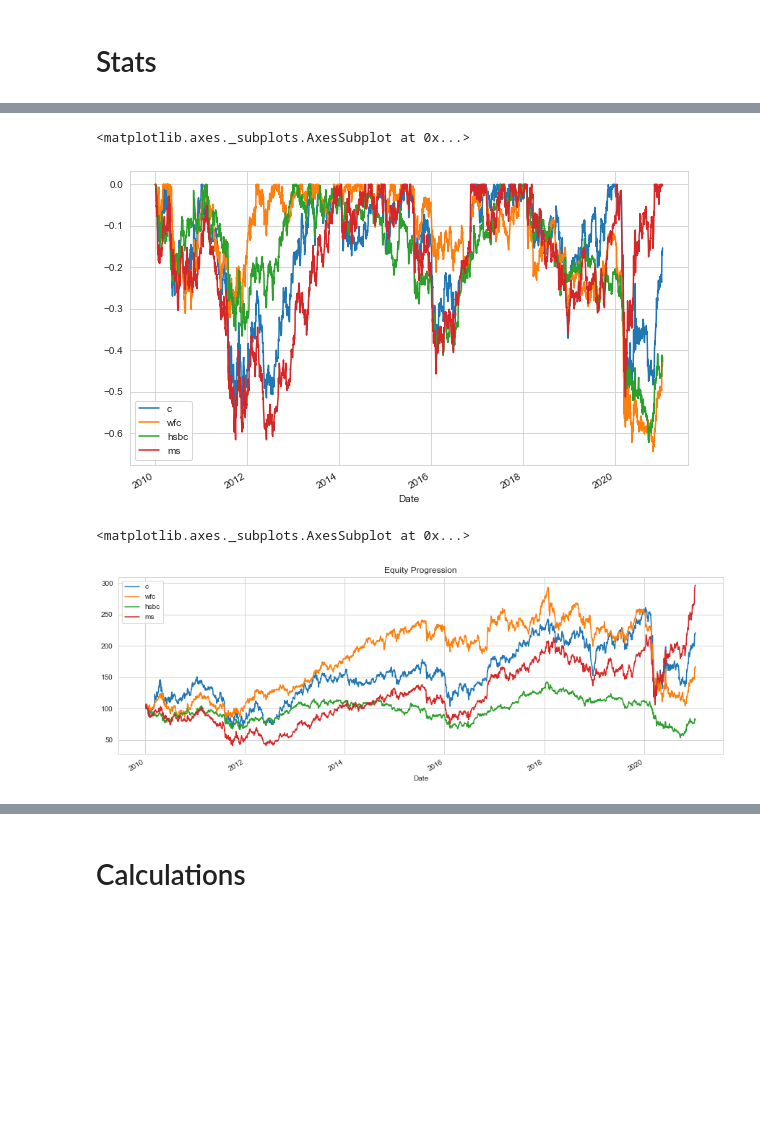
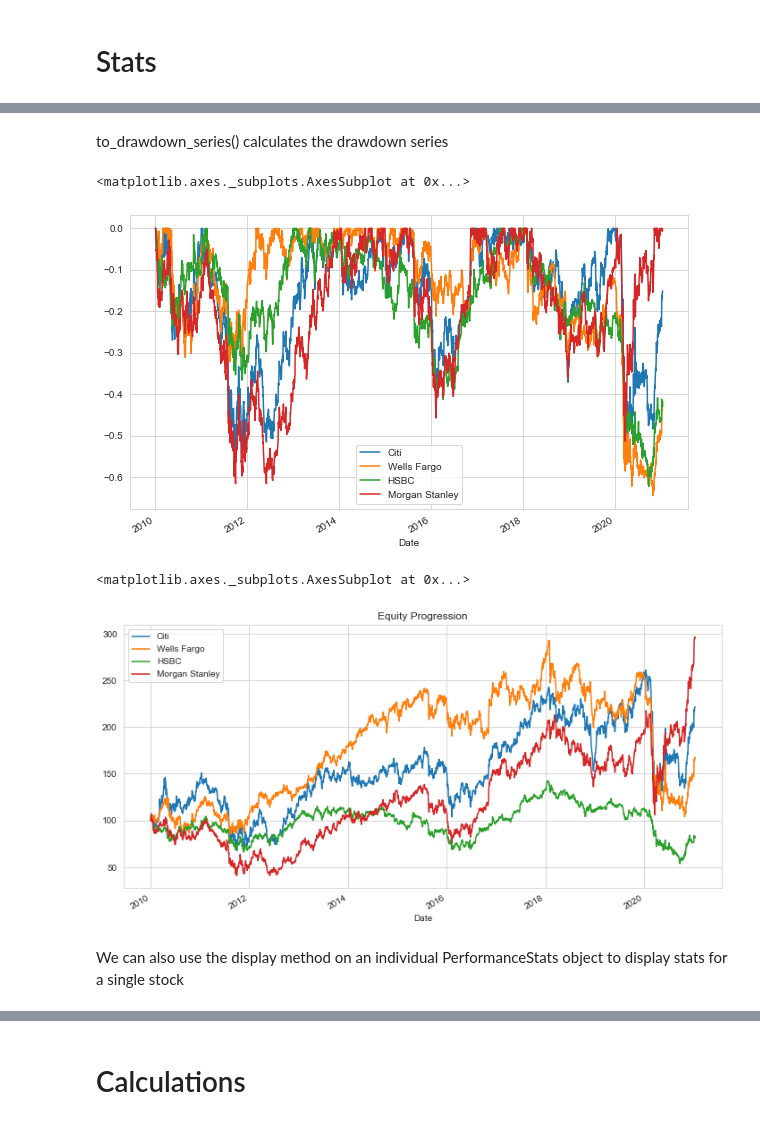
Before and after one commit to golsonallen/ffn-Tutorial, a Jupyter notebook: notebook.ipynb, the cells around one changed output, grey strips where cells are left out. Saved outputs shown, nothing was run; the diff lists cells and outputs as text; code cells hidden in the pictures; blank space fills up the shorter version.

```diff
--- a/notebook.ipynb
+++ b/notebook.ipynb
@@ -6,6 +4,8 @@
 import ffn
 import matplotlib.pyplot as plt
 %matplotlib inline
-import pandas as pd
+#not necessary, just makes the graphs look better imo
+import seaborn as sns
+sns.set_style("whitegrid")
 # %% [markdown]
 # Getting Data
@@ -19,0 +40,2 @@ prices = ffn.get("c,wfc,hsbc,ms", start = "2010-01-01")
+# %%
+prices = ffn.get(tickers = "c,wfc,hsbc,ms", column_names = ["Citi", "Wells Fargo", "HSBC", "Morgan Stanley"], start = "2010-01-01")
@@ -84,11 +130,15 @@ Win 12m %            59.84%      64.75%      41.80%      63.93%
+# %% [markdown]
+to_drawdown_series() calculates the drawdown series
 # %%
 stats.prices.to_drawdown_series().plot(figsize = (10,6))
 # %% [output]
 <matplotlib.axes._subplots.AxesSubplot at 0x...>
-[figure, old version]
+[figure, new version]
 # %%
-stats.plot()
+stats.plot(figsize= (12,6))
 # %% [output]
 <matplotlib.axes._subplots.AxesSubplot at 0x...>
-[figure, old version]
+[figure, new version]
+# %% [markdown]
+We can also use the display method on an individual PerformanceStats object to display stats for a single stock
 # %%
```
Also changed, not shown: parts of 54 cells of this notebook, 1 other file.
